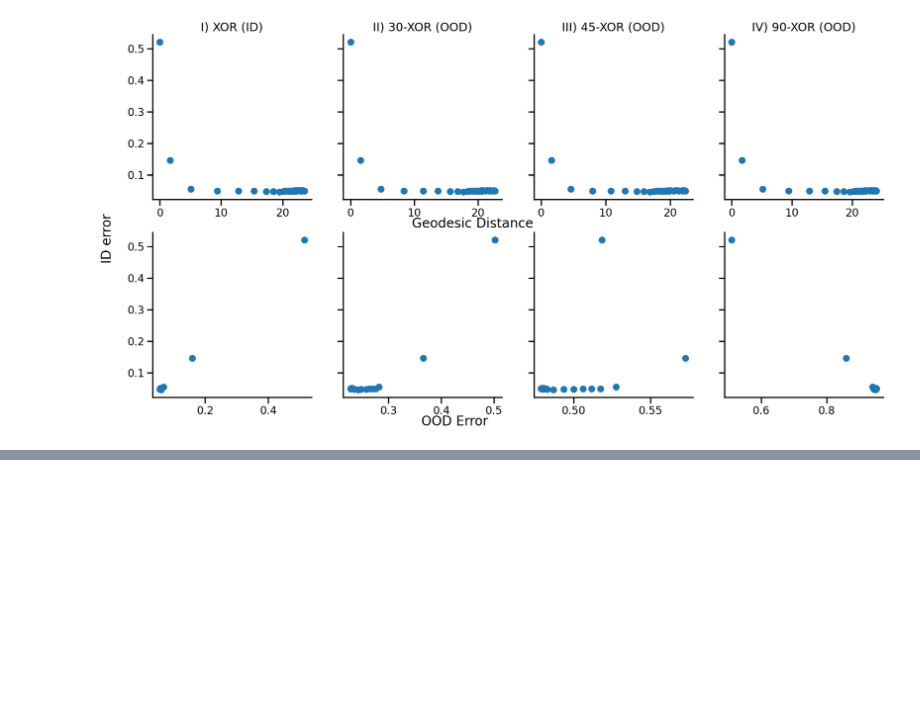
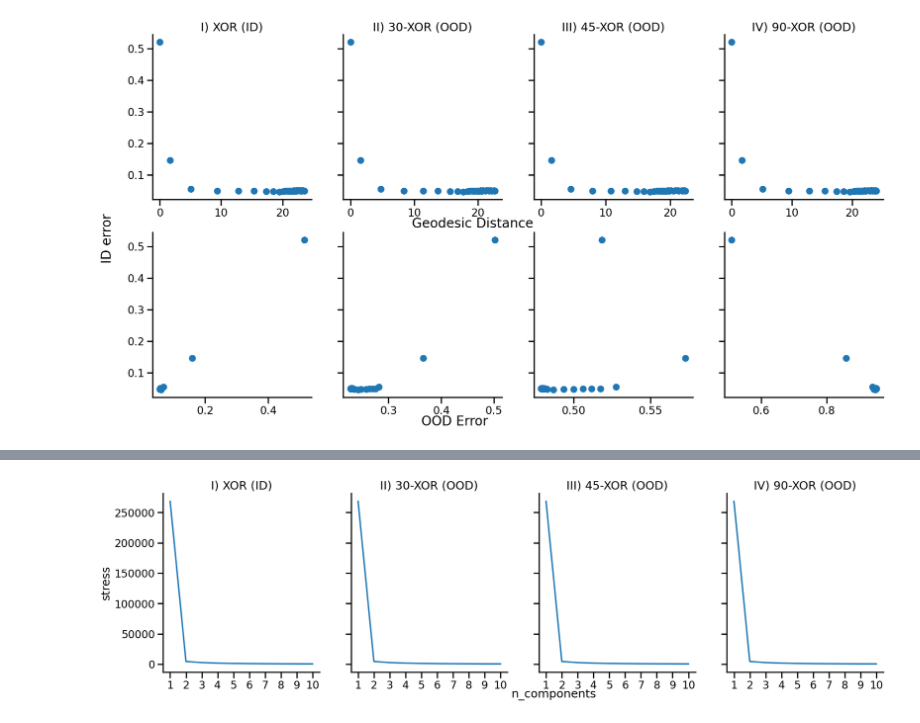
Before and after one commit to neurodata/CEP_experiments, a Jupyter notebook: ood_exp_final_try.ipynb, the cells around one changed output, grey strips where cells are left out. Saved outputs shown, nothing was run; the diff lists cells and outputs as text; code cells hidden in the pictures; blank space fills up the shorter version.

```diff
--- a/ood_exp_final_try.ipynb
+++ b/ood_exp_final_try.ipynb
@@ -342,0 +356,37 @@ plt.savefig('jovo_plot2.pdf', bbox_inches='tight')
+# %%
+stress_list = []
+
+for angle in tqdm(angles):
+    n_components = [1,2,3,4,5,6,7,8,9,10]
+    stresses = []
+
+    for component in tqdm(n_components):
+        _, _, _, stress = experiment(np.pi/4, component, stress=True)
+        stresses.append(stress)
+        ax[ii].set_title()
+
+    stress_list.append(stresses)
+# %%
+fig, ax = plt.subplots(1,4, figsize=(20,5), sharex=True, sharey=True)
+sns.set_context('talk')
+
+for ii, stresses in enumerate(stress_list):
+    ax[ii].plot(n_components, stresses)
+
+    ax[ii].set_xticks(n_components)
+    right_side = ax[ii].spines["right"]
+    right_side.set_visible(False)
+    top_side = ax[ii].spines["top"]
+    top_side.set_visible(False)
+
+
+ax[0].set_title('I) XOR (ID)')
+ax[1].set_title(r'II) 30-XOR (OOD)')
+ax[2].set_title(r'III) 45-XOR (OOD)')
+ax[3].set_title(r'IV) 90-XOR (OOD)')
+
+fig.text(.5,0,'n_components')
+ax[0].set_ylabel('stress')
+plt.savefig('scree_plot.pdf', bbox_inches='tight')
+# %% [output]
+[figure, added]
```
Also changed, not shown: parts of 6 cells of this notebook, 4 other files.
